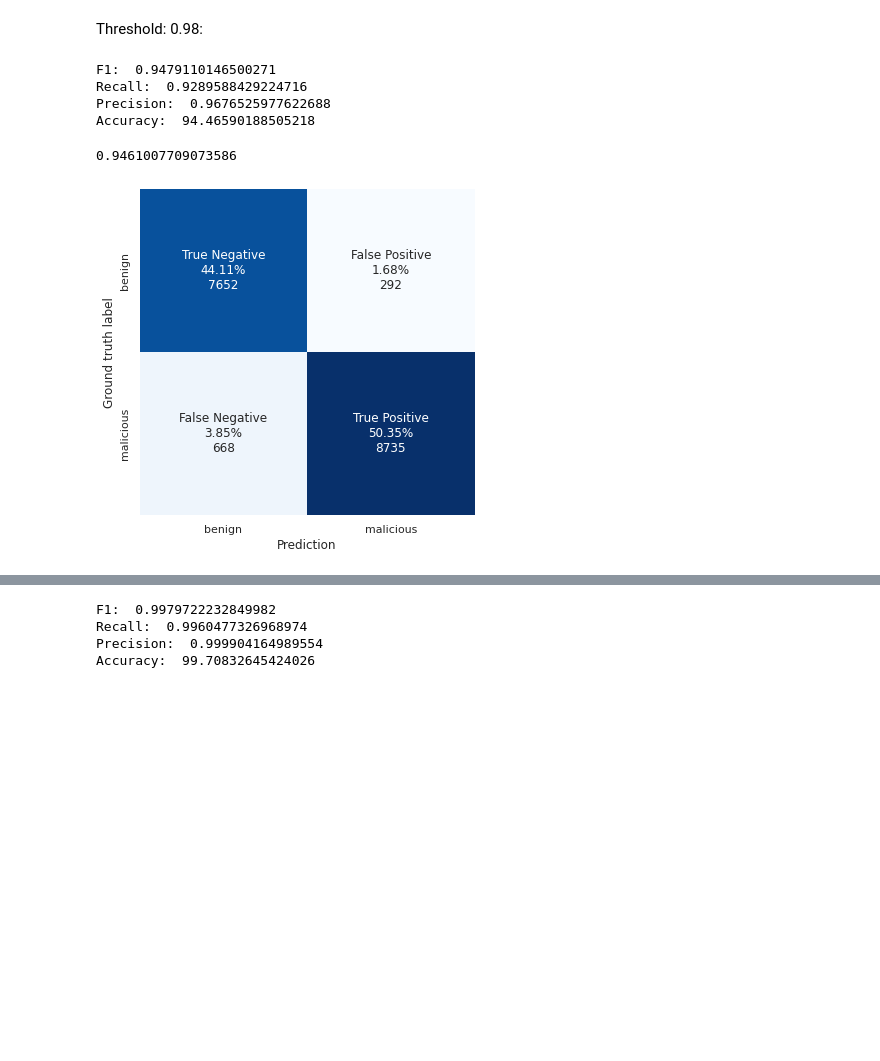
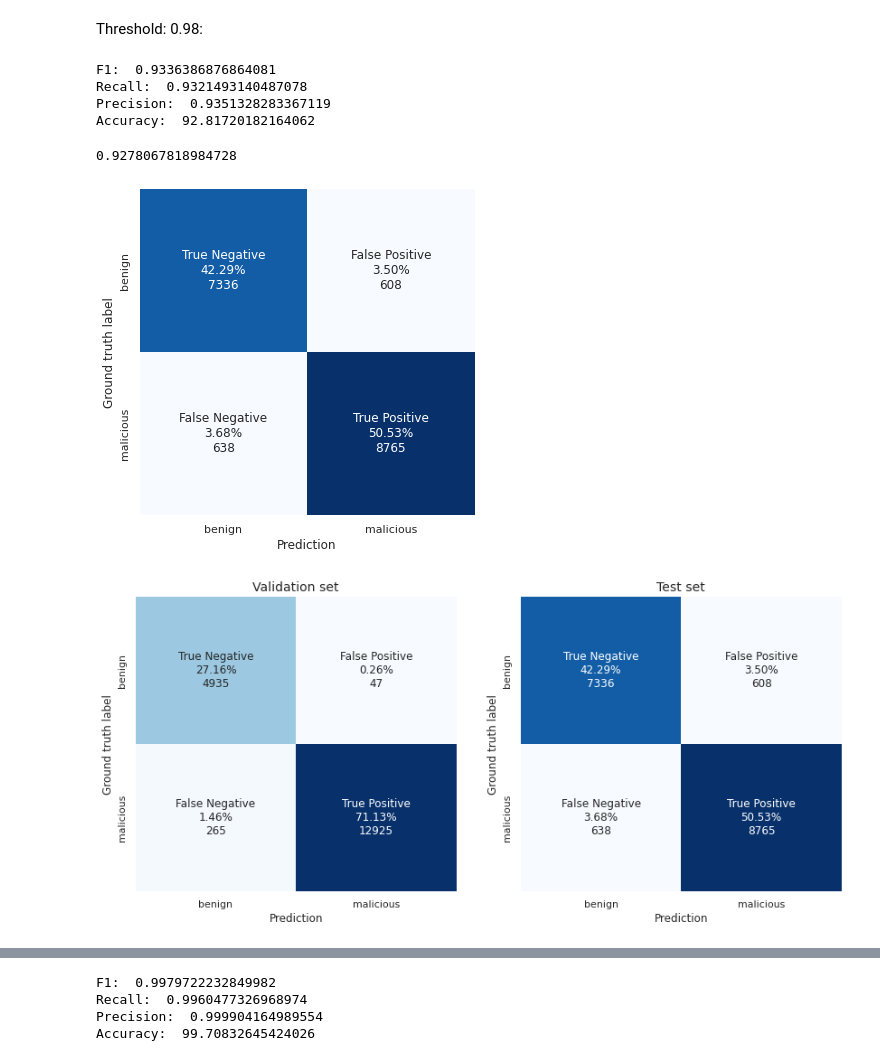
Before and after one commit to dtrizna/quo.vadis, a Jupyter notebook: evaluation/composite/composite_model_evaluation_testset.ipynb, the cells around one changed output, grey strips where cells are left out. Drawn from its saved outputs; the diff is of its cells as text; code cells hidden in the pictures; blank space fills up the shorter version.

```diff
--- a/evaluation/composite/composite_model_evaluation_testset.ipynb
+++ b/evaluation/composite/composite_model_evaluation_testset.ipynb
@@ -23,7 +23,7 @@ y_train = np.load("y-1647041985-train.arr")
 X_val = np.load("X-1647097165-early-fusion-vectors-val.arr")
 y_val = np.load("y-1647097165-val.arr")
 
-X_test = np.load("X-test.arr")
+X_test = np.load("X-early-fusion-vectors-test.arr")
 y_test = np.load("y-test.arr")
 
 def fit(models, x_trains, y_train, save=False):
@@ -300,7 +300,7 @@ _ = ax[1].set_title("zoom of ROC corner")
 # %% [markdown]
 ### Confusion matrix
 # %%
-def draw_confusion_matrix(y_true, y_pred, counts=False, figsize=(6,6)):
+def draw_confusion_matrix(y_true, y_pred, counts=False, figsize=(6,6), ax=None):
     cf_matrix = confusion_matrix(y_true, y_pred)
 
     group_counts = [f"{value:0.0f}" for value in cf_matrix.flatten()]
@@ -313,7 +313,9 @@ def draw_confusion_matrix(y_true, y_pred, counts=False, figsize=(6,6)):
         labels = [f"{y}\n{x}" for x,y in zip(group_percentages, groups)]
     labels = np.asarray(labels).reshape(2,2)
 
-    f, ax = plt.subplots(1,1, figsize=figsize)
+    if not ax:
+        f, ax = plt.subplots(1,1, figsize=figsize)
+
     ax = sns.heatmap(cf_matrix, annot=labels, ax=ax,
                 fmt='', cbar=False, cmap='Blues',
                 xticklabels=["benign", "malicious"],
@@ -360,13 +362,32 @@ Accuracy:  91.26073672681156
 Threshold: 0.98:
 # %%
 y_pred = (probs["ember & emulation & filepaths"] >= 0.98).astype(int)
-draw_confusion_matrix(y_test, y_pred, counts=True)
+f,ax = draw_confusion_matrix(y_test, y_pred, counts=True)
 print_scores(y_test, y_pred)
 roc_auc_score(y_test, y_pred)
 # %% [output]
-F1:  0.9479110146500271
-Recall:  0.9289588429224716
-Precision:  0.9676525977622688
-Accuracy:  94.46590188505218
+F1:  0.9336386876864081
+Recall:  0.9321493140487078
+Precision:  0.9351328283367119
+Accuracy:  92.81720182164062
-0.9461007709073586
+0.9278067818984728
 [figure]
+# %%
+probs = {}
+for model in models:
+    probs[model] = models[model].predict_proba(X_vals[model])[:,1]
+
+y_pred_val = (probs["ember & emulation & filepaths"] >= 0.98).astype(int)
+y_pred = (probs["ember & emulation & filepaths"] >= 0.98).astype(int)
+# %%
+f, ax = plt.subplots(1, 2, figsize=(14,6))
+
+draw_confusion_matrix(y_val, y_pred_val, counts=True, ax=ax[0])
+ax[0].set_title("Validation set", fontsize=14)
+
+draw_confusion_matrix(y_test, y_pred, counts=True, ax=ax[1])
+_ = ax[1].set_title("Test set", fontsize=14)
+
+f.savefig("/data/quo.vadis/img/val_test_confusion_matrix.eps",  format='eps', dpi=600, bbox_inches='tight')
+# %% [output]
+[figure, added]
```
Also changed, not shown: parts of 3 cells of this notebook, 5 other files.
